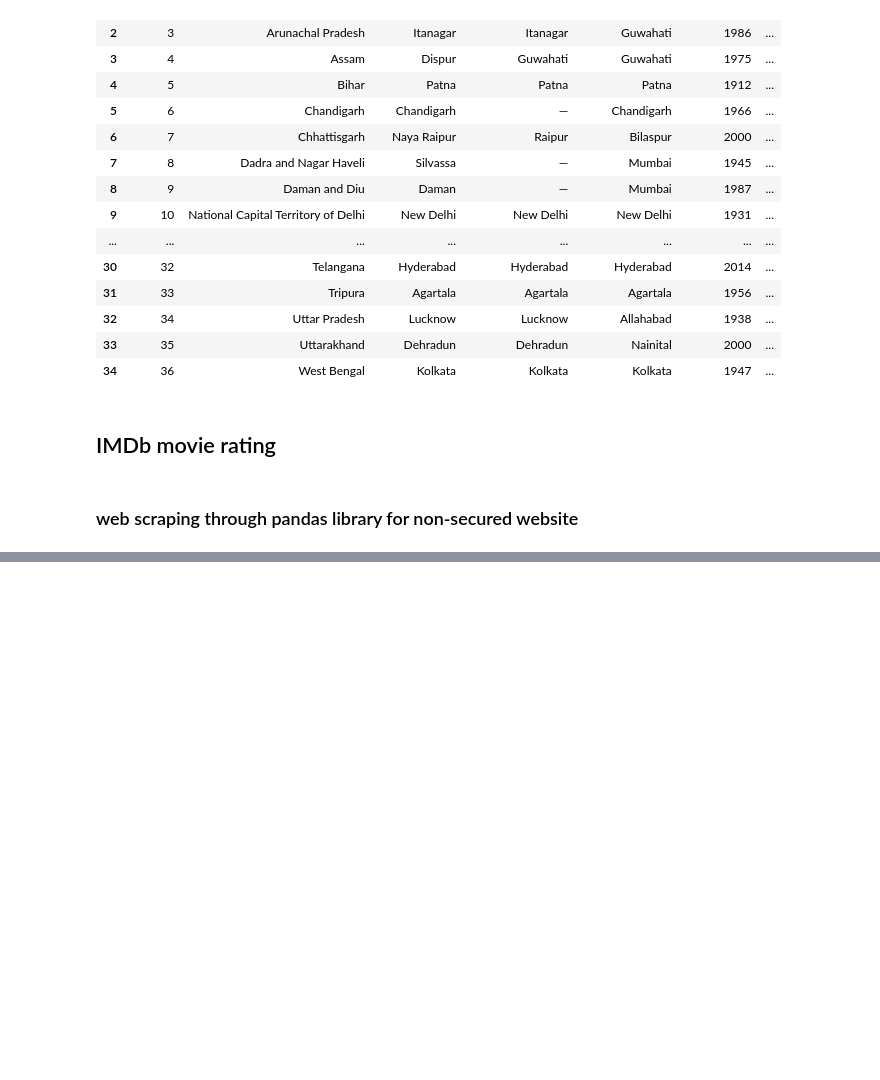
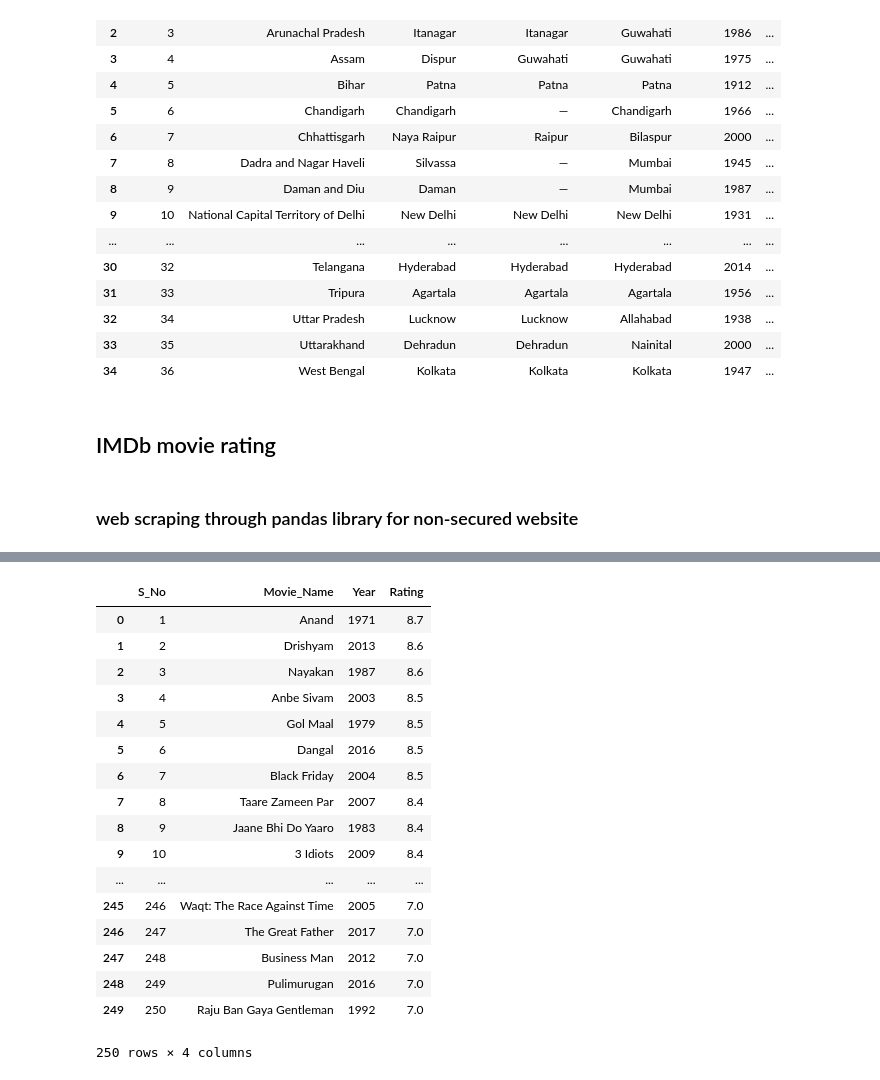
Before and after one commit to vermakanksha/practice, a Jupyter notebook: web_scraping_basic.ipynb, the cells around one changed output, grey strips where cells are left out. Drawn from its saved outputs; the diff is of its cells as text; code cells hidden in the pictures; blank space fills up the shorter version.

Commit message:
working with text within scraped dataframe

```diff
--- a/web_scraping_basic.ipynb
+++ b/web_scraping_basic.ipynb
@@ -203,0 +272,29 @@ IMDb_rating
+# %%
+imdb_df.columns = ["S_No"]
+# %%
+imdb_df["Movie_Name"] = movie_name[0]
+# %%
+imdb_df["Year"] = year[0]
+# %%
+imdb_df["Rating"] = IMDb_rating["IMDb Rating"]
+# %%
+imdb_df
+# %% [output]
+|  | S_No | Movie_Name | Year | Rating |
+| 0 | 1 | Anand | 1971 | 8.7 |
+| 1 | 2 | Drishyam | 2013 | 8.6 |
+| 2 | 3 | Nayakan | 1987 | 8.6 |
+| 3 | 4 | Anbe Sivam | 2003 | 8.5 |
+| 4 | 5 | Gol Maal | 1979 | 8.5 |
+| 5 | 6 | Dangal | 2016 | 8.5 |
+| 6 | 7 | Black Friday | 2004 | 8.5 |
+| 7 | 8 | Taare Zameen Par | 2007 | 8.4 |
+| 8 | 9 | Jaane Bhi Do Yaaro | 1983 | 8.4 |
+| 9 | 10 | 3 Idiots | 2009 | 8.4 |
+| ... | ... | ... | ... | ... |
+| 245 | 246 | Waqt: The Race Against Time | 2005 | 7.0 |
+| 246 | 247 | The Great Father | 2017 | 7.0 |
+| 247 | 248 | Business Man | 2012 | 7.0 |
+| 248 | 249 | Pulimurugan | 2016 | 7.0 |
+| 249 | 250 | Raju Ban Gaya Gentleman | 1992 | 7.0 |
+250 rows × 4 columns
```
Also changed, not shown: parts of 8 cells of this notebook.
